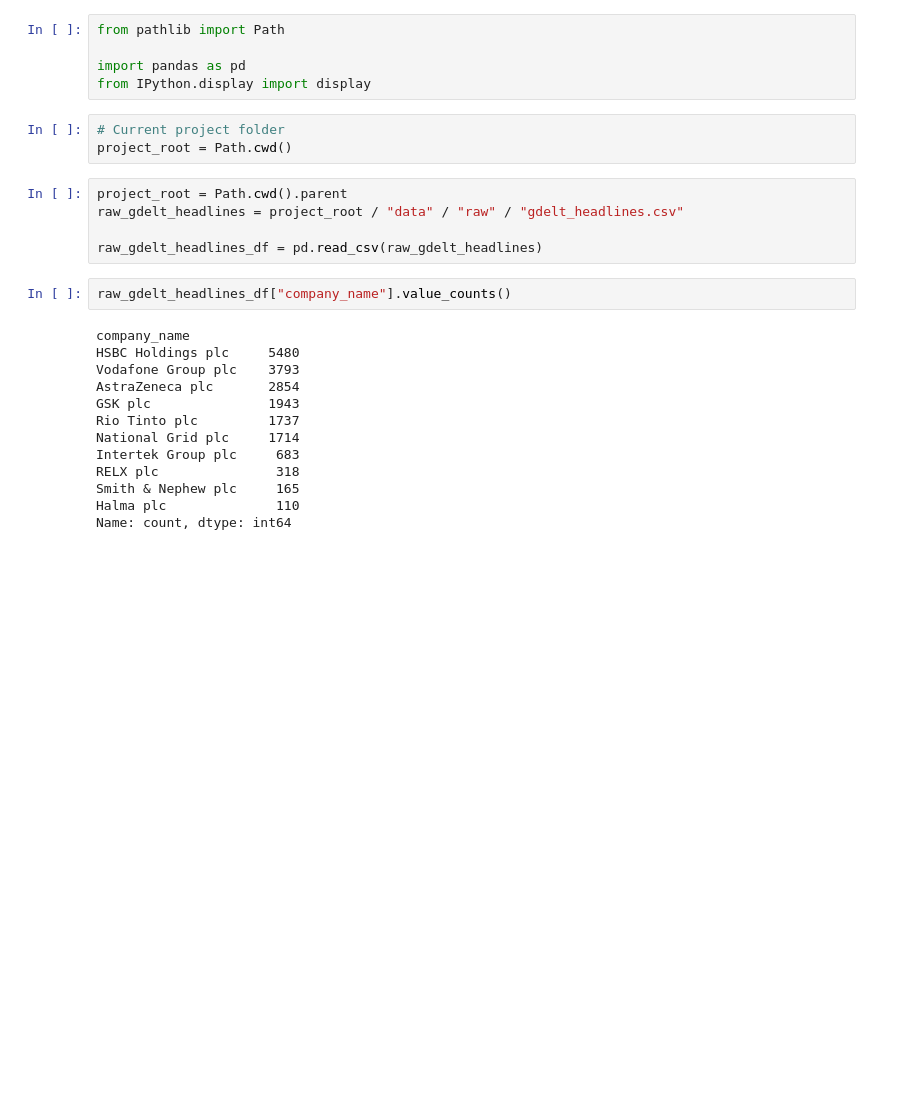
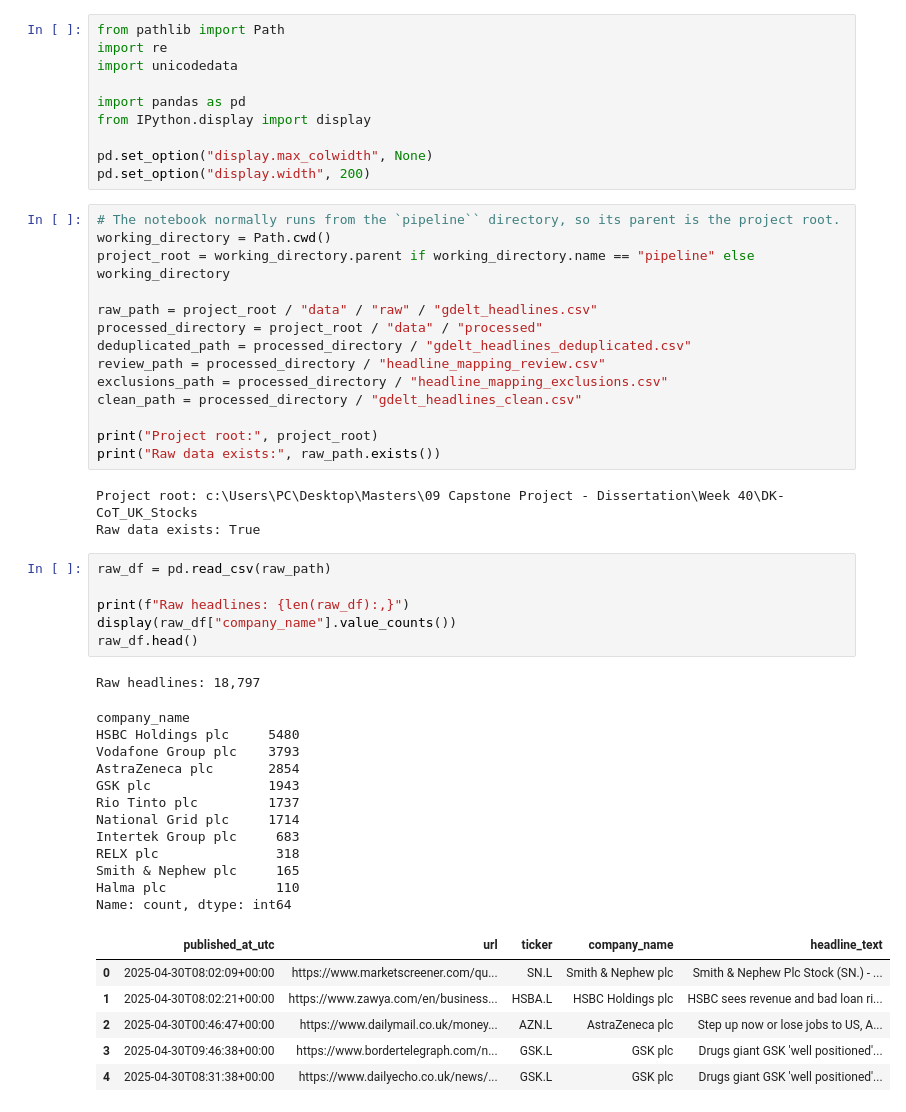
Before and after one commit to Za-Qar/dk-cot_uk_stock, a Jupyter notebook: pipeline/02_clean_headlines.ipynb, the cells around one changed output. Saved outputs shown, nothing was run; the diff lists cells and outputs as text; blank space fills up the shorter version.

```diff
--- a/pipeline/02_clean_headlines.ipynb
+++ b/pipeline/02_clean_headlines.ipynb
@@ -1,28 +5,53 @@
 # %%
 from pathlib import Path
+import re
+import unicodedata
 
 import pandas as pd
 from IPython.display import display
+
+pd.set_option("display.max_colwidth", None)
+pd.set_option("display.width", 200)
-# %%
-# Current project folder
-project_root = Path.cwd()
-# %%
-project_root = Path.cwd().parent
-raw_gdelt_headlines = project_root / "data" / "raw" / "gdelt_headlines.csv"
-
-raw_gdelt_headlines_df = pd.read_csv(raw_gdelt_headlines)
-# %%
-raw_gdelt_headlines_df["company_name"].value_counts()
-# %% [output]
-company_name
-HSBC Holdings plc     5480
-Vodafone Group plc    3793
-AstraZeneca plc       2854
-GSK plc               1943
-Rio Tinto plc         1737
-National Grid plc     1714
-Intertek Group plc     683
-RELX plc               318
-Smith & Nephew plc     165
-Halma plc              110
-Name: count, dtype: int64
+# %%
+# The notebook normally runs from the `pipeline`` directory, so its parent is the project root.
+working_directory = Path.cwd()
+project_root = working_directory.parent if working_directory.name == "pipeline" else working_directory
+
+raw_path = project_root / "data" / "raw" / "gdelt_headlines.csv"
+processed_directory = project_root / "data" / "processed"
+deduplicated_path = processed_directory / "gdelt_headlines_deduplicated.csv"
+review_path = processed_directory / "headline_mapping_review.csv"
+exclusions_path = processed_directory / "headline_mapping_exclusions.csv"
+clean_path = processed_directory / "gdelt_headlines_clean.csv"
+
+print("Project root:", project_root)
+print("Raw data exists:", raw_path.exists())
+# %% [output]
+Project root: c:\Users\PC\Desktop\Masters\09 Capstone Project - Dissertation\Week 40\DK-CoT_UK_Stocks
+Raw data exists: True
+# %%
+raw_df = pd.read_csv(raw_path)
+
+print(f"Raw headlines: {len(raw_df):,}")
+display(raw_df["company_name"].value_counts())
+raw_df.head()
+# %% [output]
+Raw headlines: 18,797
+company_name
+HSBC Holdings plc     5480
+Vodafone Group plc    3793
+AstraZeneca plc       2854
+GSK plc               1943
+Rio Tinto plc         1737
+National Grid plc     1714
+Intertek Group plc     683
+RELX plc               318
+Smith & Nephew plc     165
+Halma plc              110
+Name: count, dtype: int64
+|  | published_at_utc | url | ticker | company_name | headline_text |
+| 0 | 2025-04-30T08:02:09+00:00 | https://www.marketscreener.com/qu... | SN.L | Smith & Nephew plc | Smith & Nephew Plc Stock (SN.) - ... |
+| 1 | 2025-04-30T08:02:21+00:00 | https://www.zawya.com/en/business... | HSBA.L | HSBC Holdings plc | HSBC sees revenue and bad loan ri... |
+| 2 | 2025-04-30T00:46:47+00:00 | https://www.dailymail.co.uk/money... | AZN.L | AstraZeneca plc | Step up now or lose jobs to US, A... |
+| 3 | 2025-04-30T09:46:38+00:00 | https://www.bordertelegraph.com/n... | GSK.L | GSK plc | Drugs giant GSK 'well positioned'... |
+| 4 | 2025-04-30T08:31:38+00:00 | https://www.dailyecho.co.uk/news/... | GSK.L | GSK plc | Drugs giant GSK 'well positioned'... |
```
Also changed, not shown: parts of 14 cells of this notebook, 3 other files.
